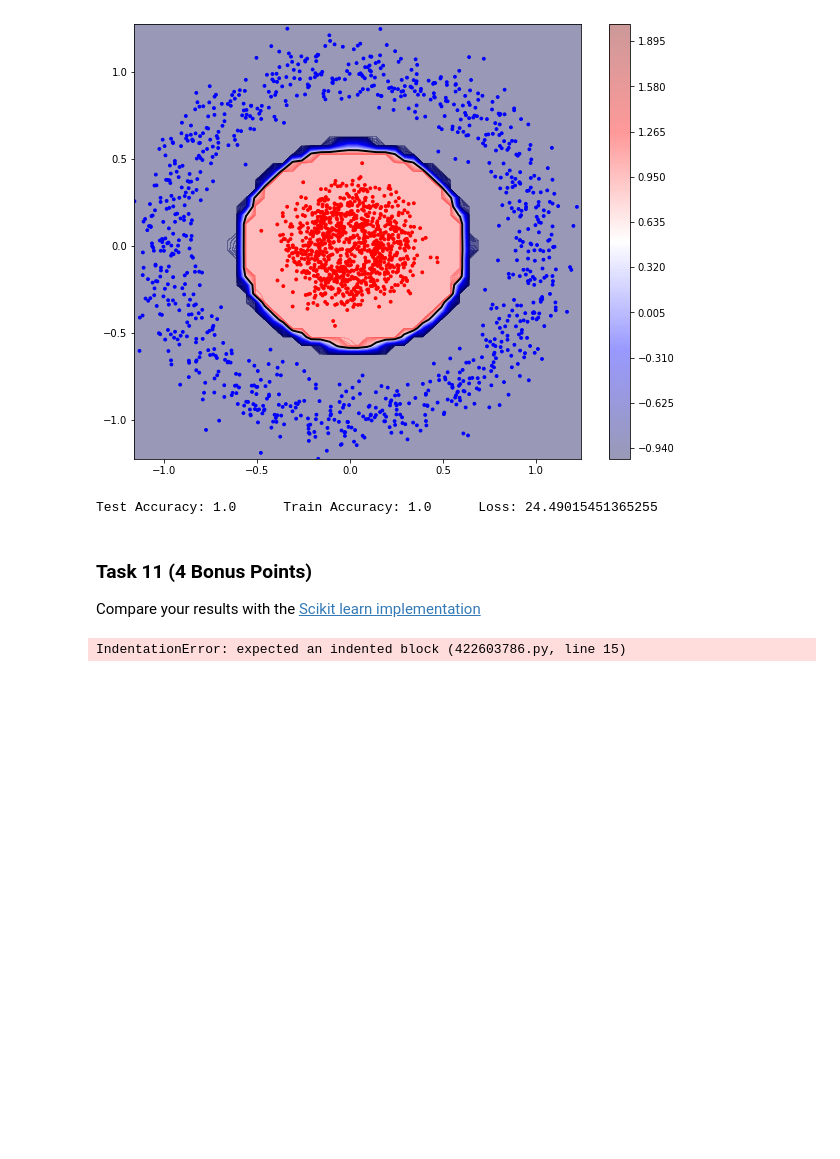
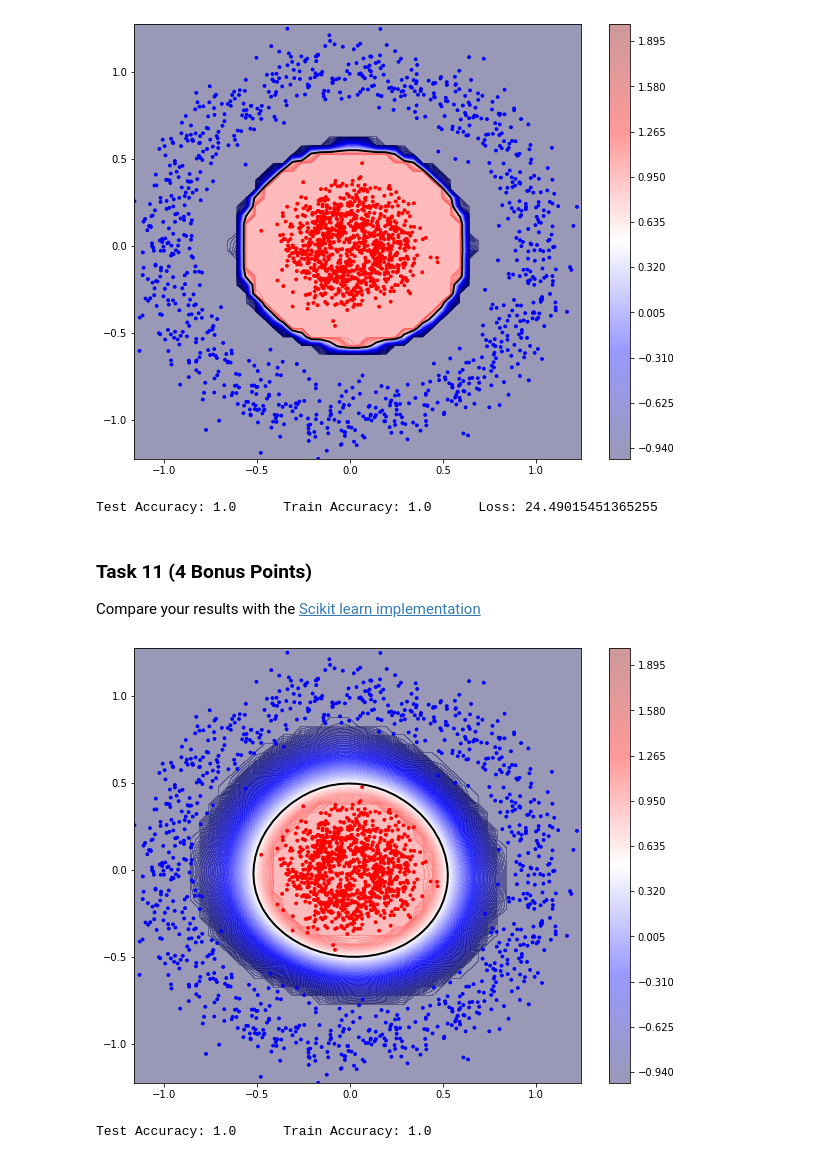
Before and after one commit to eichelb4rt/hw, a Jupyter notebook: S8_SS2022/AGML_Lab/10/exercise9.ipynb, the cells around one changed output. Cells and saved outputs as stored; diff of their text form; code cells hidden in the pictures; blank space fills up the shorter version.

```diff
--- a/S8_SS2022/AGML_Lab/10/exercise9.ipynb
+++ b/S8_SS2022/AGML_Lab/10/exercise9.ipynb
@@ -510,18 +510,24 @@ Compare your results with the [Scikit learn implementation](https://scikit-learn
 # %%
 # TODO: Use sklearn to fit svm on traindata
 from sklearn import svm
-
+clf = svm.SVC()
+clf.fit(X_train, Y_train)
 
 def get_probs_sklearn(X):
     # TODO: calculate value of decision function (use class method)
-
+    sk_decision = clf.decision_function(X)
     # TODO: Set all array values greater than 1 to 1 and all values smaller than -1 to -1
+    return np.clip(sk_decision, -1, 1)
 
 
 
 # TODO: Plot decision boundary, calculate test and train accuracy
+plot_dec_boundary(X, Y, get_probs_sklearn)
+plt.show()
 
-
+train_acc = acc(Y_train, clf.predict(X_train))
+test_acc = acc(Y_test, clf.predict(X_test))
 print(f'Test Accuracy: {test_acc}\tTrain Accuracy: {train_acc}')
 # %% [output]
+[figure, added]
-IndentationError: expected an indented block (422603786.py, line 15)
+Test Accuracy: 1.0      Train Accuracy: 1.0
```
